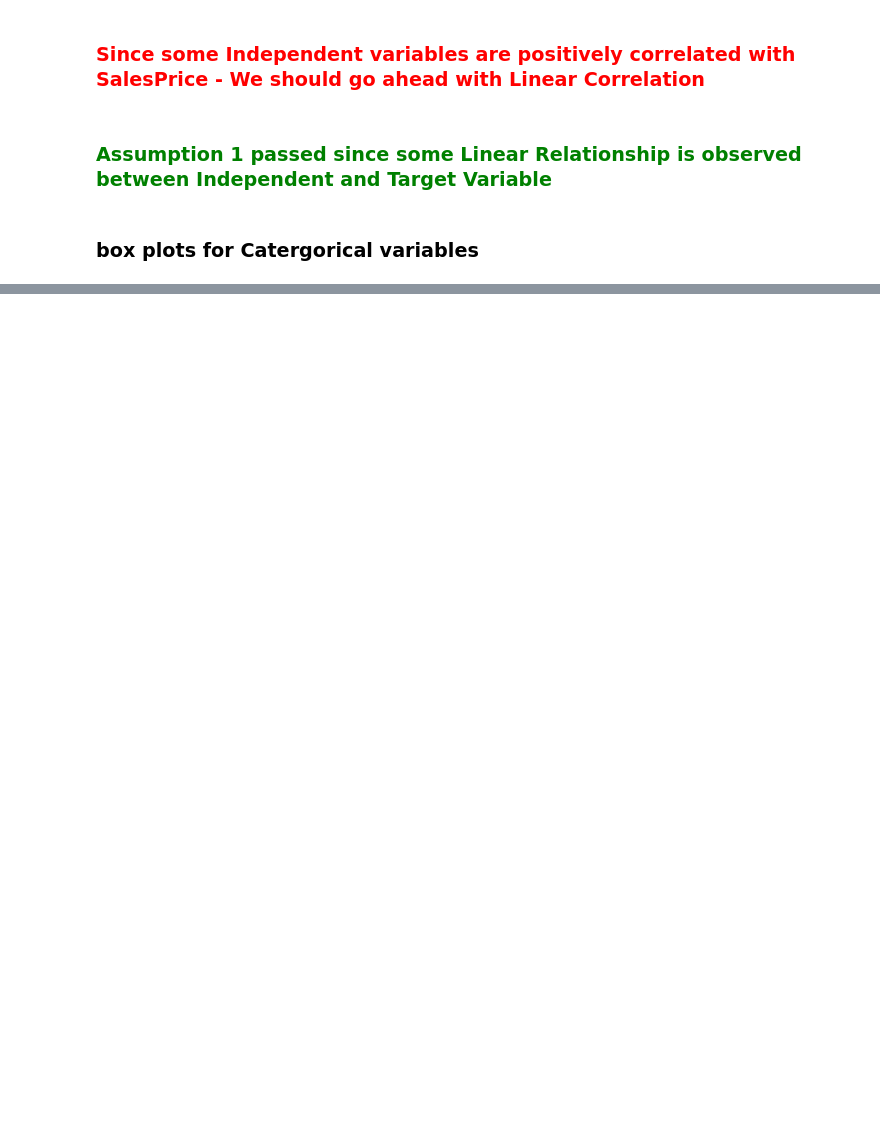
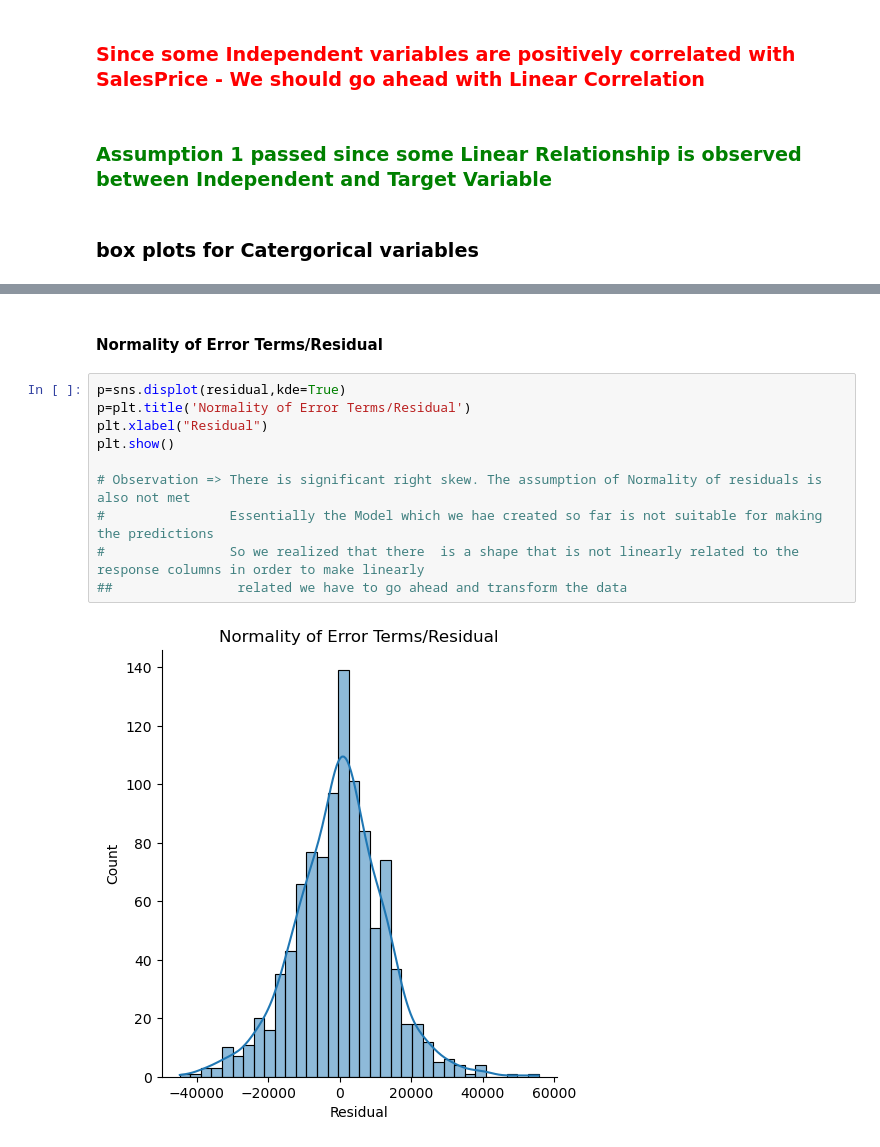
Before and after one commit to Gurupreet1111/AdvancedRegression, a Jupyter notebook: AdvanceRegressionAssignemnt.ipynb, the cells around one changed output, grey strips where cells are left out. Cells and saved outputs as stored; diff of their text form; blank space fills up the shorter version.

```diff
--- a/AdvanceRegressionAssignemnt.ipynb
+++ b/AdvanceRegressionAssignemnt.ipynb
@@ -480,0 +497,14 @@ Index(['MSSubClass', 'LotFrontage', 'LotArea', 'OverallQual', 'OverallCond',
+# %% [markdown]
+#### Normality of Error Terms/Residual
+# %%
+p=sns.displot(residual,kde=True)
+p=plt.title('Normality of Error Terms/Residual')
+plt.xlabel("Residual")
+plt.show()
+
+# Observation => There is significant right skew. The assumption of Normality of residuals is also not met
+#                Essentially the Model which we hae created so far is not suitable for making the predictions
+#                So we realized that there  is a shape that is not linearly related to the response columns in order to make linearly
+##                related we have to go ahead and transform the data
+# %% [output]
+[figure, added]
```
Also changed, not shown: parts of 160 cells of this notebook.
